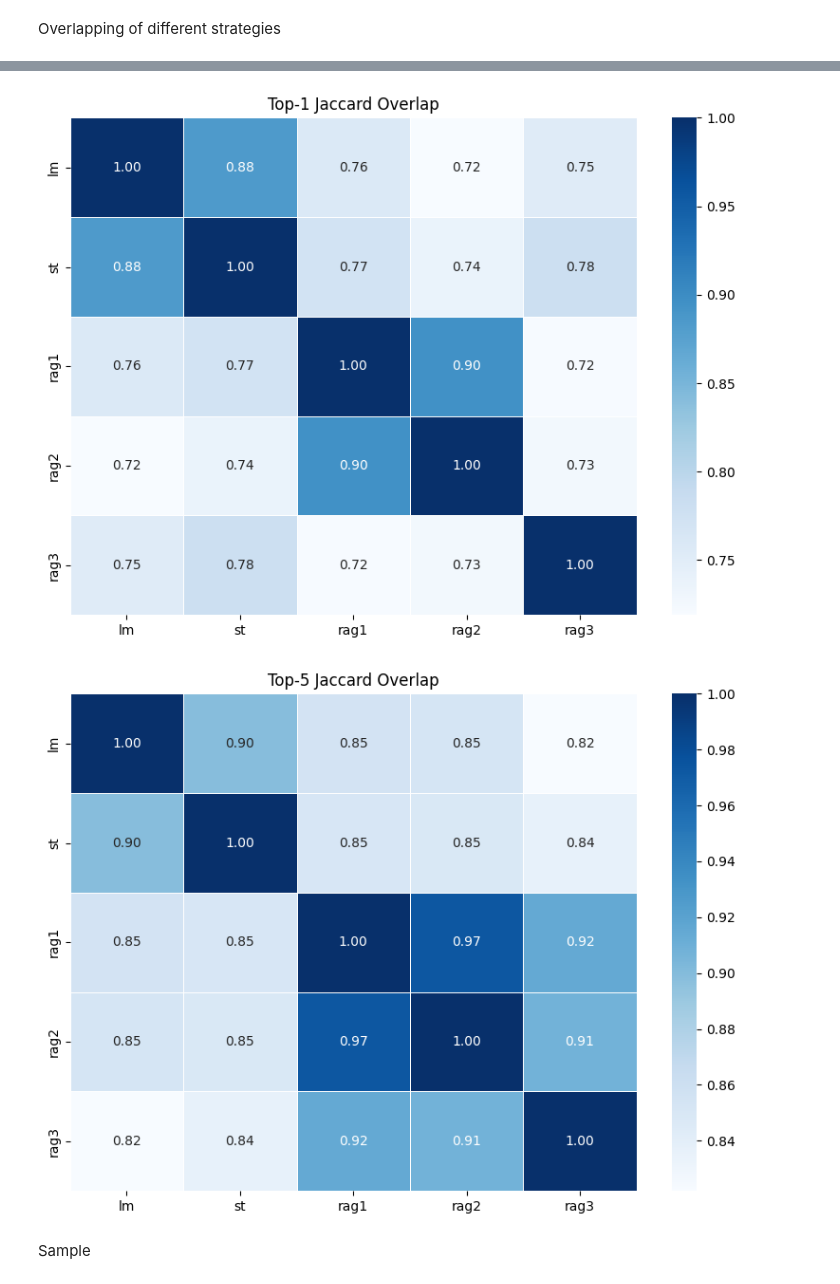
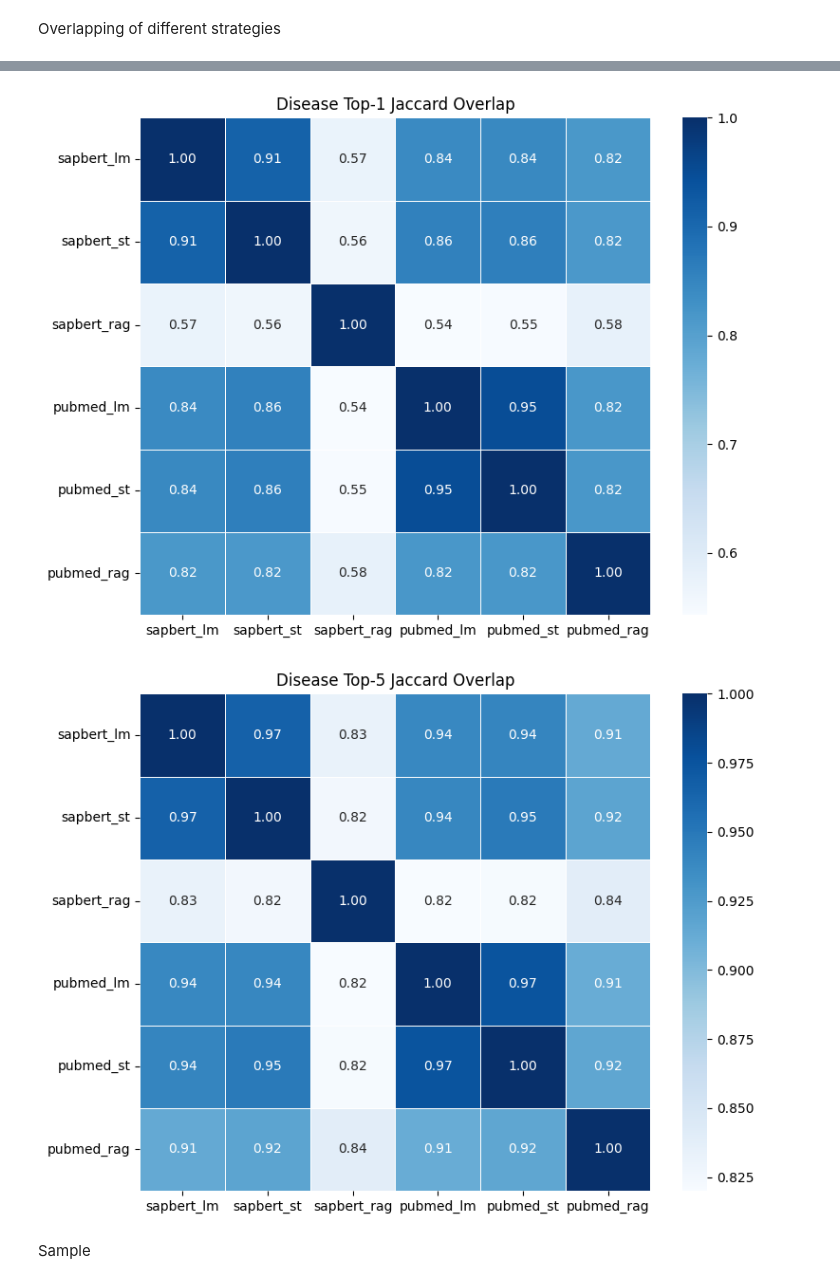
Before and after one commit to shbrief/MetaHarmonizer, a Jupyter notebook: demo_nb/cc_om_test_0618.ipynb, the cells around one changed output, grey strips where cells are left out. Cells and saved outputs as stored; diff of their text form; code cells hidden in the pictures.

```diff
--- a/demo_nb/cc_om_test_0618.ipynb
+++ b/demo_nb/cc_om_test_0618.ipynb
@@ -58,7 +74,7 @@ onto_engine_large = ome.OntoMapEngine(
     corpus=small_corpus_list,
     cura_map=cura_map,
     yaml_path='./src/models/method_model.yaml',
-    om_strategy='st',  # SapBERT is already CLS so no need to use 'lm' strategy
+    om_strategy='lm',
     **other_params)
 lm_sapbert_result = onto_engine_large.run()
 # %% [output]
@@ -253,2 +256,16 @@ print(st_pubmedbert_accuracy_df)
 # %%
 st_pubmetbert_result.to_csv("st_pubmedbert_result.csv", index=False)
+# %%
+lm_sapbert_accuracy_df["Model"] = "LM + SapBERT"
+lm_pubmedbert_accuracy_df["Model"] = "LM + PubMedBERT"
+st_sapbert_accuracy_df["Model"] = "ST + SapBERT"
+st_pubmedbert_accuracy_df["Model"] = "ST + PubMedBERT"
+
+combined_df = pd.concat([
+    lm_sapbert_accuracy_df,
+    lm_pubmedbert_accuracy_df,
+    st_sapbert_accuracy_df,
+    st_pubmedbert_accuracy_df
+], ignore_index=True)
+
+pivot_df = combined_df.pivot(index="Accuracy Level", columns="Model", values="Accuracy")
@@ -435,16 +500,18 @@ def plot_heatmap(matrix, title):
     plt.show()
 # %%
 files = {
-    'lm':
-    'data/outputs/cbio_bodysite/lm_sapbert_result.csv',
-    'st':
-    'data/outputs/cbio_bodysite/st_sapbert_result.csv',
-    'rag1':
-    'data/outputs/cbio_bodysite/rag_sapbert_result_removed_duplicates.csv',
-    'rag2':
-    'data/outputs/cbio_bodysite/rag_sapbert_result_partially_cleaned_contexts.csv',
-    'rag3':
-    'data/outputs/cbio_bodysite/rag_pubmed_result_partially_cleaned_contexts.csv',
+    'sapbert_lm':
+    'lm_sapbert_result.csv',
+    'sapbert_st':
+    'st_sapbert_result.csv',
+    'sapbert_rag':
+    'rag_sapbert_result.csv',
+    'pubmed_lm':
+    'lm_pubmedbert_result.csv',
+    'pubmed_st':
+    'st_pubmedbert_result.csv',
+    'pubmed_rag':
+    'rag_pubmed_result_disease.csv',
 }
 
 top1_dict = {}
@@ -482,9 +551,9 @@ rag3  0.822  0.836  0.915  0.908    1.0
 # %%
-plot_heatmap(top1_overlap, "Top-1 Jaccard Overlap")
-plot_heatmap(top5_overlap, "Top-5 Jaccard Overlap")
+plot_heatmap(top1_overlap, "Disease Top-1 Jaccard Overlap")
+plot_heatmap(top5_overlap, "Disease Top-5 Jaccard Overlap")
 # %% [output]
-[figure, old version]
+[figure, new version]
-[figure, old version]
+[figure, new version]
 # %% [markdown]
 Sample
 # %%
```
Also changed, not shown: parts of 59 cells of this notebook, 11 other files.
